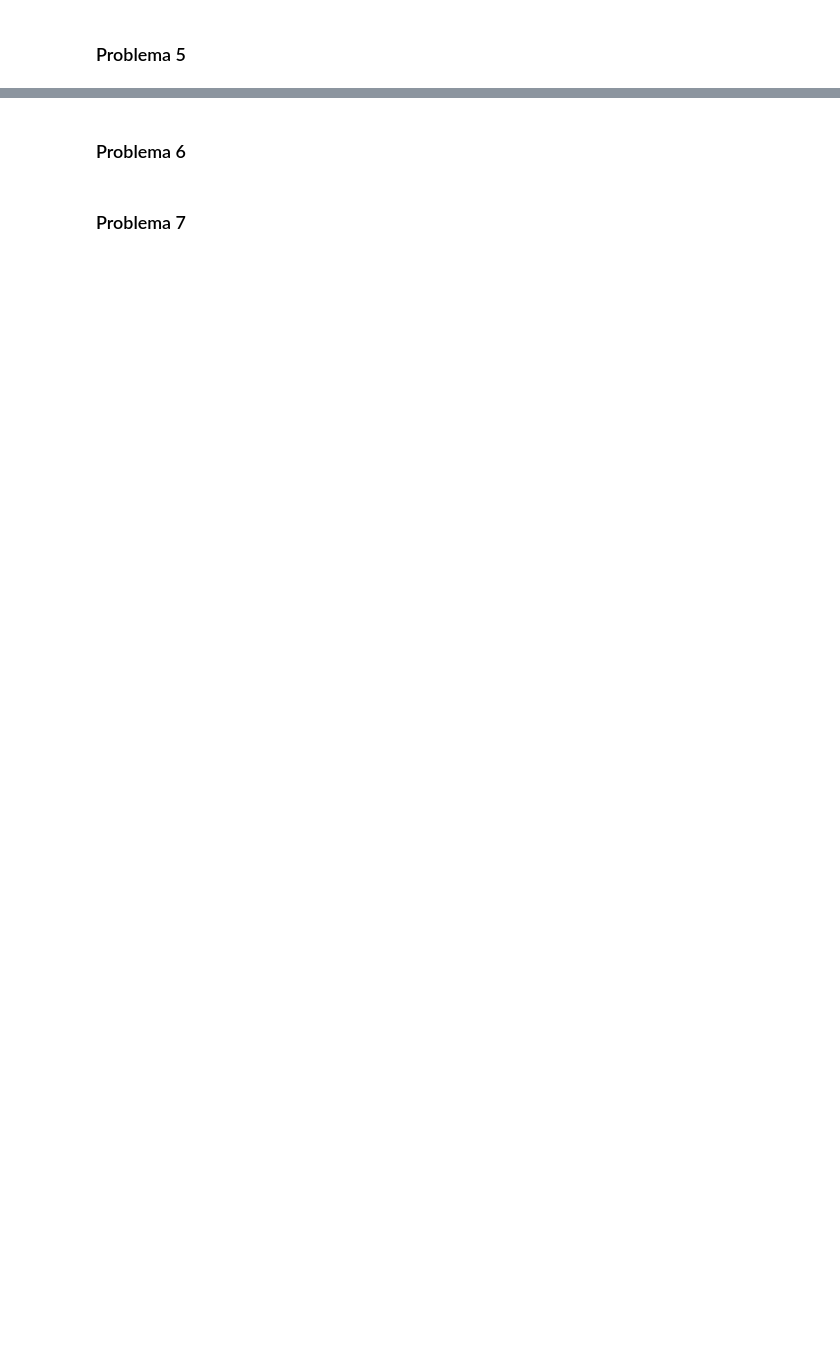
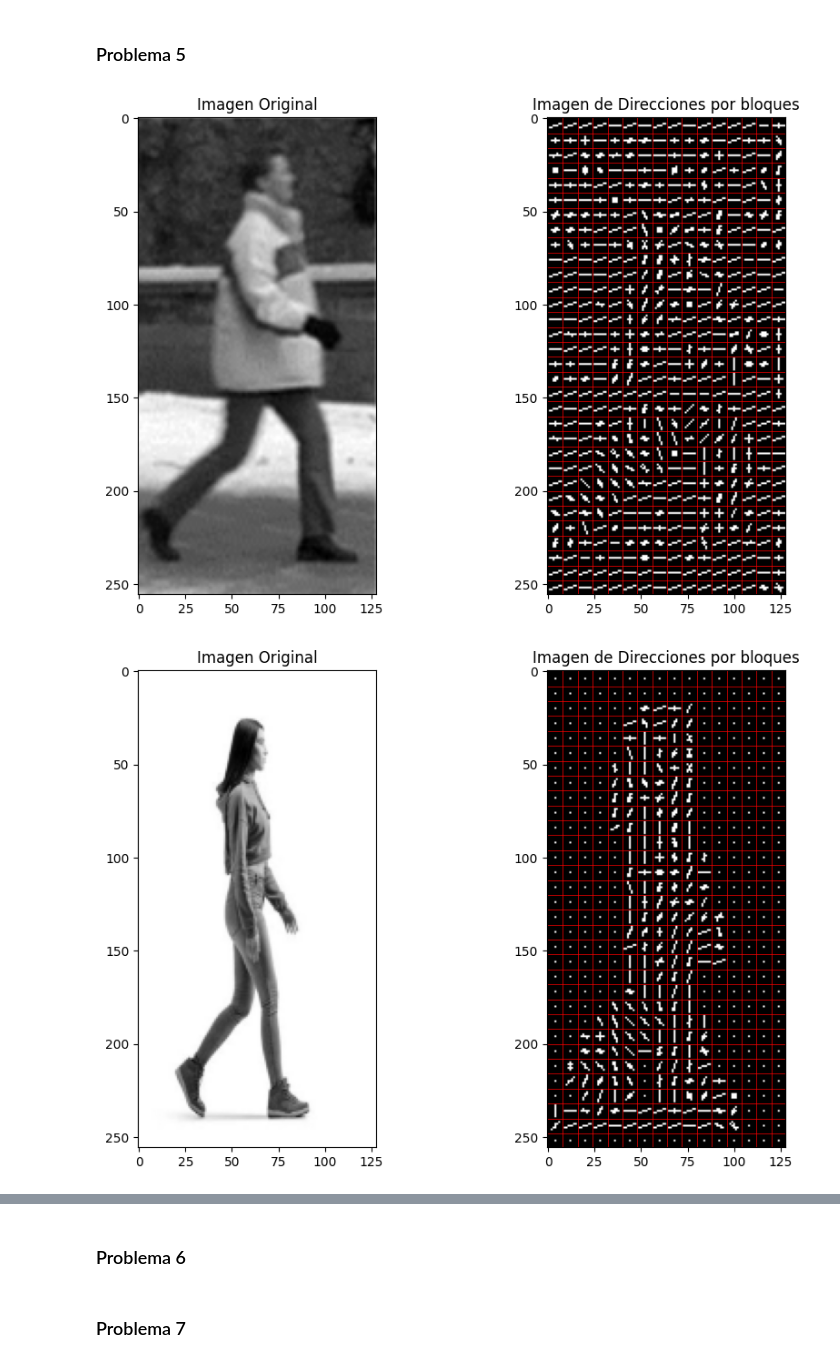
Before and after one commit to Dahernandezsilve/VCHoGLab3, a Jupyter notebook: Lab03.ipynb, the cells around one changed output, grey strips where cells are left out. Saved outputs shown, nothing was run; the diff lists cells and outputs as text; code cells hidden in the pictures; blank space fills up the shorter version.

```diff
--- a/Lab03.ipynb
+++ b/Lab03.ipynb
@@ -80,2 +160,75 @@ for i in arrayImages:
 # %% [markdown]
 ### Problema 5
+# %%
+def visualizeHistogramBlocks(H, binCenters, blockSize):
+    M, N, numBins = H.shape
+    height = M * blockSize
+    width = N * blockSize
+
+    visualImage = np.zeros((height, width), dtype=np.float32)
+
+    for m in range(M):
+        for n in range(N):
+            hist = H[m, n]
+
+            center_y = m * blockSize + blockSize // 2
+            center_x = n * blockSize + blockSize // 2
+
+            for b in range(numBins):
+                angle_deg = binCenters[b]
+                angle_rad = np.deg2rad(angle_deg)
+                magnitude = hist[b]
+
+                length = (blockSize // 2 - 1) * magnitude
+
+                dx = int(round(length * np.cos(angle_rad)))
+                dy = int(round(length * np.sin(angle_rad)))
+
+                x1 = center_x - dx
+                y1 = center_y - dy
+                x2 = center_x + dx
+                y2 = center_y + dy
+
+                rr, cc = ski.draw.line(y1, x1, y2, x2)
+                rr = np.clip(rr, 0, height - 1)
+                cc = np.clip(cc, 0, width - 1)
+
+                visualImage[rr, cc] += 1.0
+
+    visualImage = np.clip(visualImage, 0, 1)
+    return visualImage
+
+def plotVisualComparison(originalGray, visual, blockSize):
+    M = visual.shape[0] // blockSize
+    N = visual.shape[1] // blockSize
+    plt.figure(figsize=(10, 6))
+    plt.subplot(1, 2, 1)
+    plt.imshow(originalGray, cmap='gray')
+    plt.title("Imagen Original")
+    plt.axis('on')
+    plt.subplot(1, 2, 2)
+    plt.imshow(visual, cmap='gray')
+    plt.title("Imagen de direcciones por bloques")
+    for m in range(1, M):
+        y = m * blockSize
+        plt.axhline(y, color='red', linewidth=0.5)
+    for n in range(1, N):
+        x = n * blockSize
+        plt.axvline(x, color='red', linewidth=0.5)
+    plt.axis('on')
+    plt.tight_layout()
+    plt.show()
+
+blockSize = 8
+numBins = 9
+
+for file in arrayImages:
+    angle, magnitude = calculateAngleAndMagnitude(file)
+    stackMagnitude, stackAngle = constructBlocksStack(magnitude, angle, blockSize, recommendedStride=True)
+    histogram, binCenters = constructHistogram(stackMagnitude, stackAngle, numBins)
+    visual = visualizeHistogramBlocks(histogram, binCenters, blockSize)
+    Igray = ski.transform.resize(file, visual.shape, anti_aliasing=True)
+    plotVisualComparison(Igray, visual, blockSize)
+# %% [output]
+[figure, added]
+[figure, added]
```
Also changed, not shown: parts of 5 cells of this notebook.
